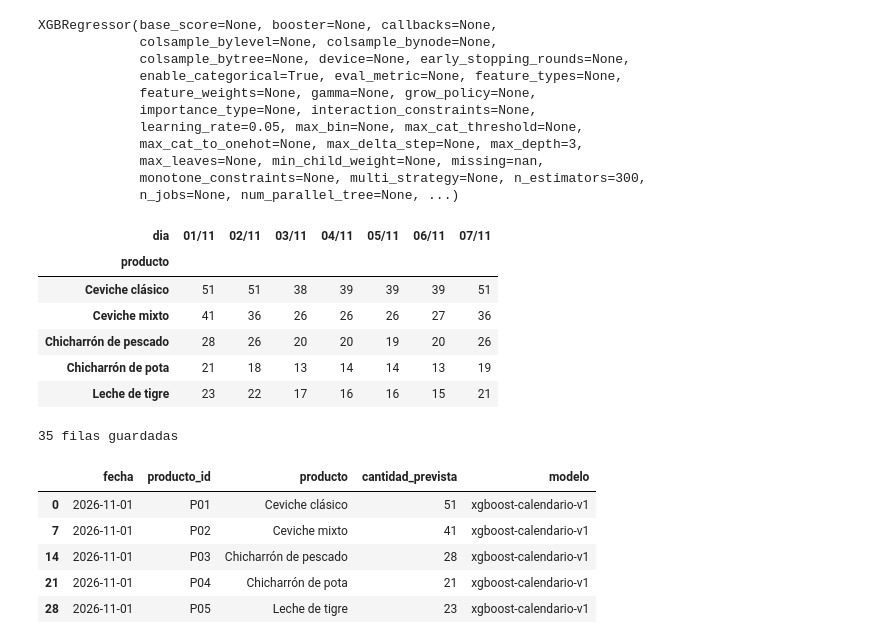
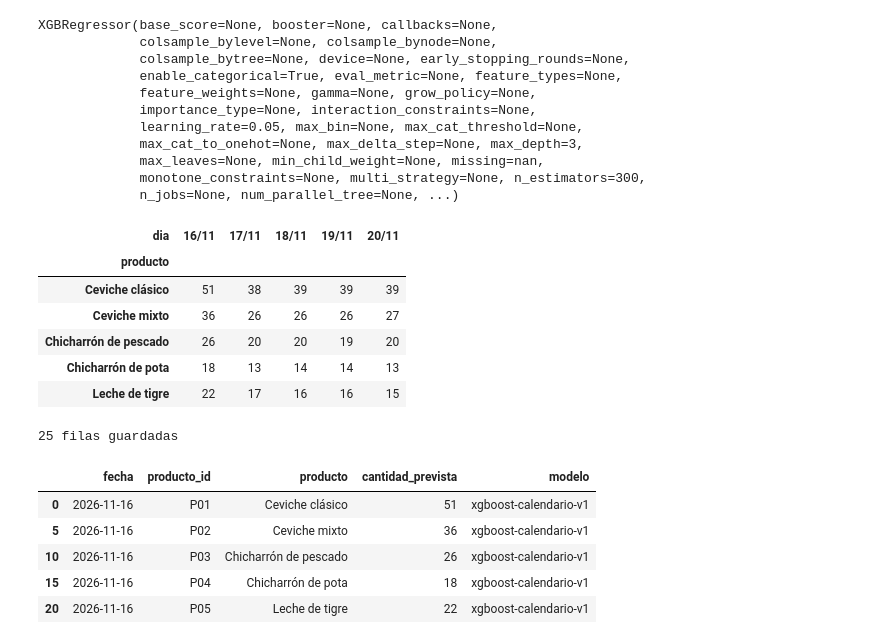
Before and after one commit to alexcrisdev/altoque, a Jupyter notebook: analitica/prediccion_demanda.ipynb, the cells around one changed output. Cells and saved outputs as stored; diff of their text form; code cells hidden in the pictures.

Commit message:
US-104: regenera predicciones para la semana del demo

```diff
--- a/analitica/prediccion_demanda.ipynb
+++ b/analitica/prediccion_demanda.ipynb
@@ -271,26 +271,42 @@ XGBRegressor(base_score=None, booster=None, callbacks=None,
              monotone_constraints=None, multi_strategy=None, n_estimators=300,
              n_jobs=None, num_parallel_tree=None, ...)
 # %%
-platos = todo[["producto_id", "producto", "producto_cod"]].drop_duplicates()
-semana = pd.DataFrame({"fecha": pd.date_range("2026-11-01", periods=7)})
+platos = todo[
+    ["producto_id", "producto", "producto_cod"]
+].drop_duplicates()
 
-futuro = platos.merge(semana, how="cross")          # 5 platos × 7 días = 35 filas
+semana = pd.DataFrame({
+    "fecha": pd.date_range("2026-11-16", "2026-11-20")
+})
+
+futuro = platos.merge(semana, how="cross")  # 5 platos × 5 días
 futuro["dia_semana"] = futuro["fecha"].dt.day_of_week
-futuro["feriado"] = (futuro["fecha"] == "2026-11-01").astype(int)   # Todos los Santos
+
+# Escenario del demo sin feriados ni eventos adicionales.
+futuro["feriado"] = 0
 futuro["hay_evento"] = 0
 
-futuro["cantidad_prevista"] = modelo_final.predict(futuro[pistas_calendario]).round().astype(int)
+futuro["cantidad_prevista"] = (
+    modelo_final.predict(futuro[pistas_calendario])
+    .round()
+    .astype(int)
+)
 
 futuro["dia"] = futuro["fecha"].dt.strftime("%d/%m")
-futuro.pivot(index="producto", columns="dia", values="cantidad_prevista")
+
+futuro.pivot(
+    index="producto",
+    columns="dia",
+    values="cantidad_prevista",
+)
 # %% [output]
-| dia | 01/11 | 02/11 | 03/11 | 04/11 | 05/11 | 06/11 | 07/11 |
-| producto |  |  |  |  |  |  |  |
-| Ceviche clásico | 51 | 51 | 38 | 39 | 39 | 39 | 51 |
-| Ceviche mixto | 41 | 36 | 26 | 26 | 26 | 27 | 36 |
-| Chicharrón de pescado | 28 | 26 | 20 | 20 | 19 | 20 | 26 |
-| Chicharrón de pota | 21 | 18 | 13 | 14 | 14 | 13 | 19 |
-| Leche de tigre | 23 | 22 | 17 | 16 | 16 | 15 | 21 |
+| dia | 16/11 | 17/11 | 18/11 | 19/11 | 20/11 |
+| producto |  |  |  |  |  |
+| Ceviche clásico | 51 | 38 | 39 | 39 | 39 |
+| Ceviche mixto | 36 | 26 | 26 | 26 | 27 |
+| Chicharrón de pescado | 26 | 20 | 20 | 19 | 20 |
+| Chicharrón de pota | 18 | 13 | 14 | 14 | 13 |
+| Leche de tigre | 22 | 17 | 16 | 16 | 15 |
 # %%
 salida = futuro[["fecha", "producto_id", "producto", "cantidad_prevista"]].copy()
 salida["fecha"] = salida["fecha"].dt.strftime("%Y-%m-%d")
@@ -301,10 +317,10 @@ salida.to_csv("prediccion_7_dias.csv", index=False, encoding="utf-8")
 print(len(salida), "filas guardadas")
 salida.head()
 # %% [output]
-35 filas guardadas
+25 filas guardadas
 |  | fecha | producto_id | producto | cantidad_prevista | modelo |
-| 0 | 2026-11-01 | P01 | Ceviche clásico | 51 | xgboost-calendario-v1 |
-| 7 | 2026-11-01 | P02 | Ceviche mixto | 41 | xgboost-calendario-v1 |
-| 14 | 2026-11-01 | P03 | Chicharrón de pescado | 28 | xgboost-calendario-v1 |
-| 21 | 2026-11-01 | P04 | Chicharrón de pota | 21 | xgboost-calendario-v1 |
-| 28 | 2026-11-01 | P05 | Leche de tigre | 23 | xgboost-calendario-v1 |
+| 0 | 2026-11-16 | P01 | Ceviche clásico | 51 | xgboost-calendario-v1 |
+| 5 | 2026-11-16 | P02 | Ceviche mixto | 36 | xgboost-calendario-v1 |
+| 10 | 2026-11-16 | P03 | Chicharrón de pescado | 26 | xgboost-calendario-v1 |
+| 15 | 2026-11-16 | P04 | Chicharrón de pota | 18 | xgboost-calendario-v1 |
+| 20 | 2026-11-16 | P05 | Leche de tigre | 22 | xgboost-calendario-v1 |
```
Also changed, not shown: 4 other files.
